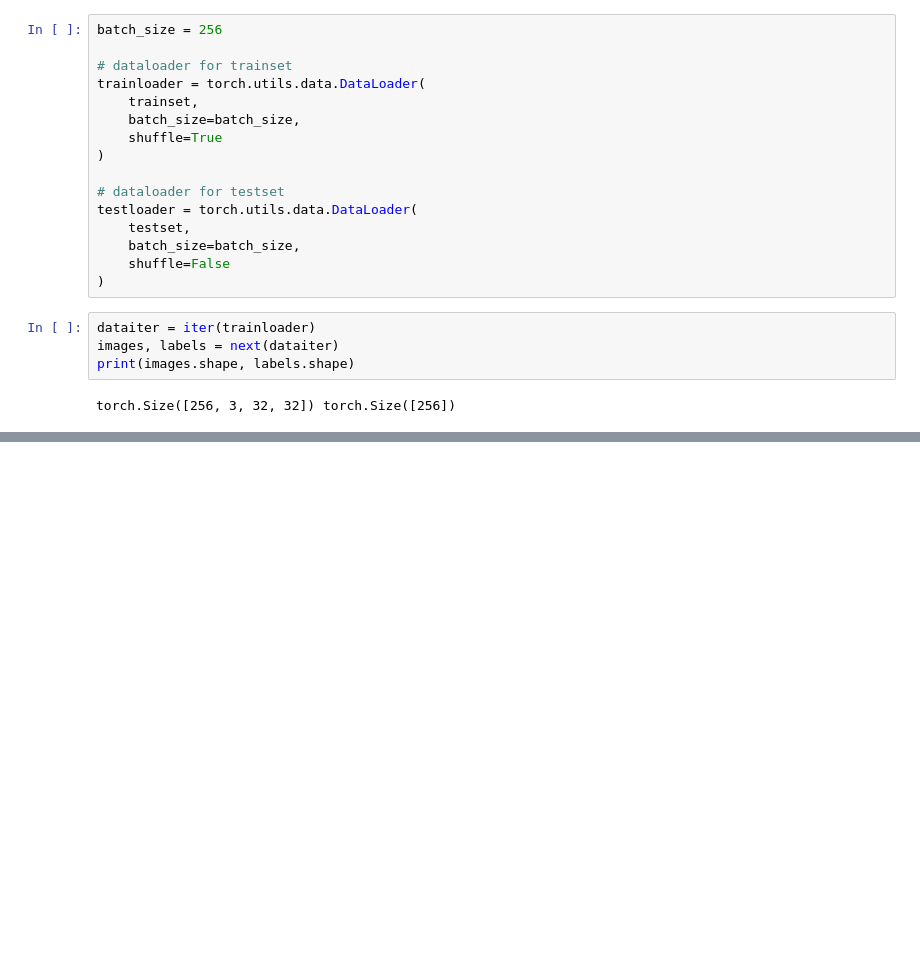
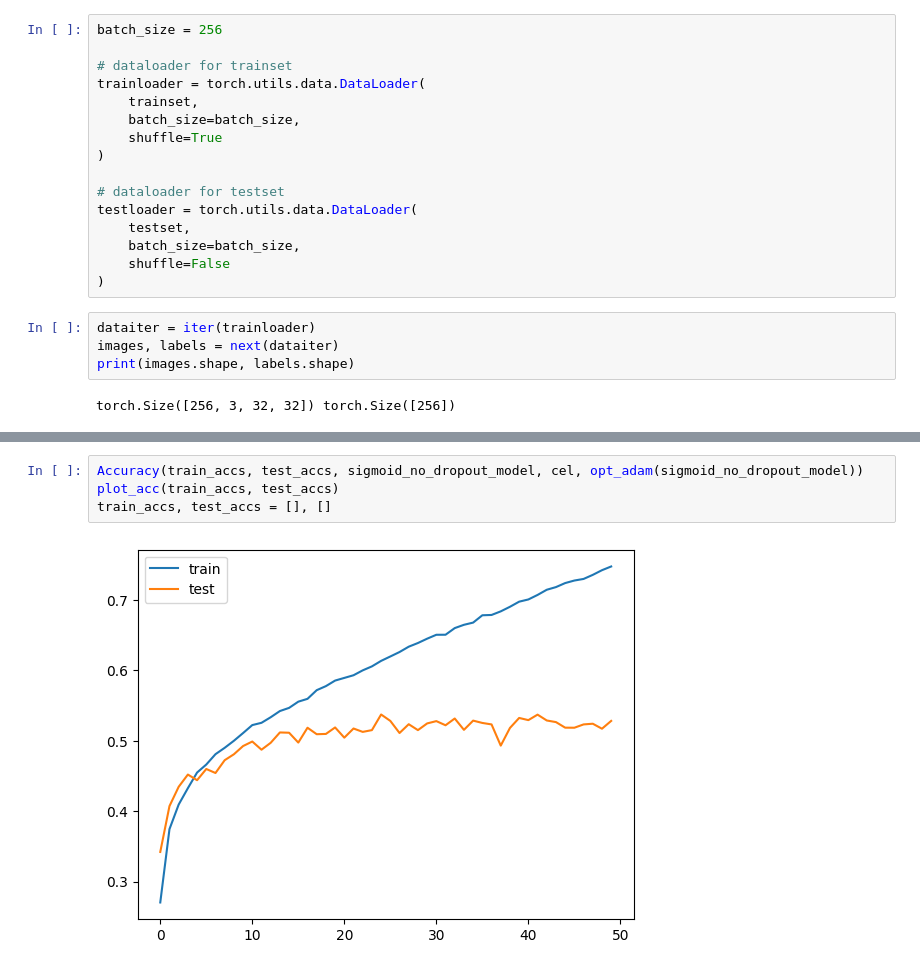
Before and after one commit to HwangJerry/hhai, a Jupyter notebook: 2_CIFAR10_RGB.ipynb, the cells around one changed output, grey strips where cells are left out. Cells and saved outputs as stored; diff of their text form; blank space fills up the shorter version.

```diff
--- a/2_CIFAR10_RGB.ipynb
+++ b/2_CIFAR10_RGB.ipynb
@@ -230,0 +194,6 @@ plot_acc(train_accs, test_accs)
+# %%
+Accuracy(train_accs, test_accs, sigmoid_no_dropout_model, cel, opt_adam(sigmoid_no_dropout_model))
+plot_acc(train_accs, test_accs)
+train_accs, test_accs = [], []
+# %% [output]
+[figure, added]
```
Also changed, not shown: parts of 27 cells of this notebook, 1 other file.
